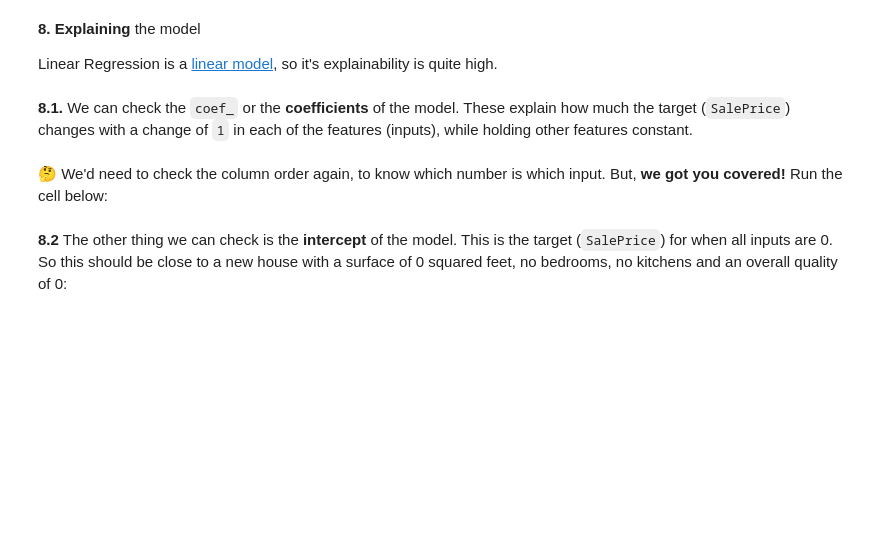
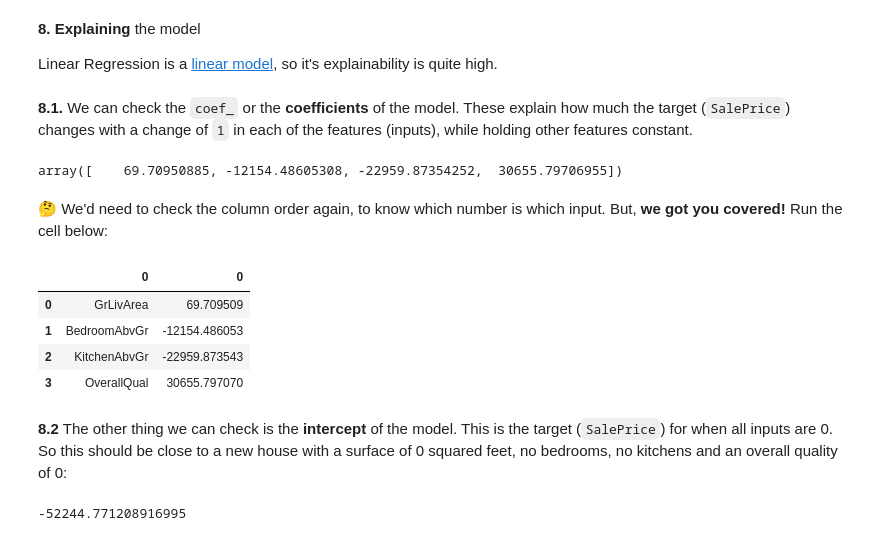
Before and after one commit to lucywang0604/dotfiles, a Jupyter notebook: house-price-prediction-project.ipynb, the cells around one changed output. Saved outputs shown, nothing was run; the diff lists cells and outputs as text; code cells hidden in the pictures; blank space fills up the shorter version.

```diff
--- a/house-price-prediction-project.ipynb
+++ b/house-price-prediction-project.ipynb
@@ -345,6 +343,16 @@ Linear Regression is a [linear model](https://scikit-learn.org/stable/modules/li
+# %%
+model2.coef_
+# %% [output]
+array([    69.70950885, -12154.48605308, -22959.87354252,  30655.79706955])
 # %% [markdown]
 🤔 We'd need to check the column order again, to know which number is which input. But, **we got you covered!** Run the cell below:
 # %%
-pd.concat([pd.DataFrame(features.columns),pd.DataFrame(np.transpose(model.coef_))], axis = 1)
+pd.concat([pd.DataFrame(features.columns),pd.DataFrame(np.transpose(model2.coef_))], axis = 1)
+# %% [output]
+|  | 0 | 0 |
+| 0 | GrLivArea | 69.709509 |
+| 1 | BedroomAbvGr | -12154.486053 |
+| 2 | KitchenAbvGr | -22959.873543 |
+| 3 | OverallQual | 30655.797070 |
 # %% [markdown]
 **8.2** The other thing we can check is the **intercept** of the model. This is the target (`SalePrice`) for when all inputs are 0. So this should be close to a new house with a surface of 0 squared feet, no bedrooms, no kitchens and an overall quality of 0:
@@ -352,0 +359,4 @@ pd.concat([pd.DataFrame(features.columns),pd.DataFrame(np.transpose(model.coef_)
+# %%
+model2.intercept_
+# %% [output]
+-52244.771208916995
```
Also changed, not shown: parts of 2 cells of this notebook.
